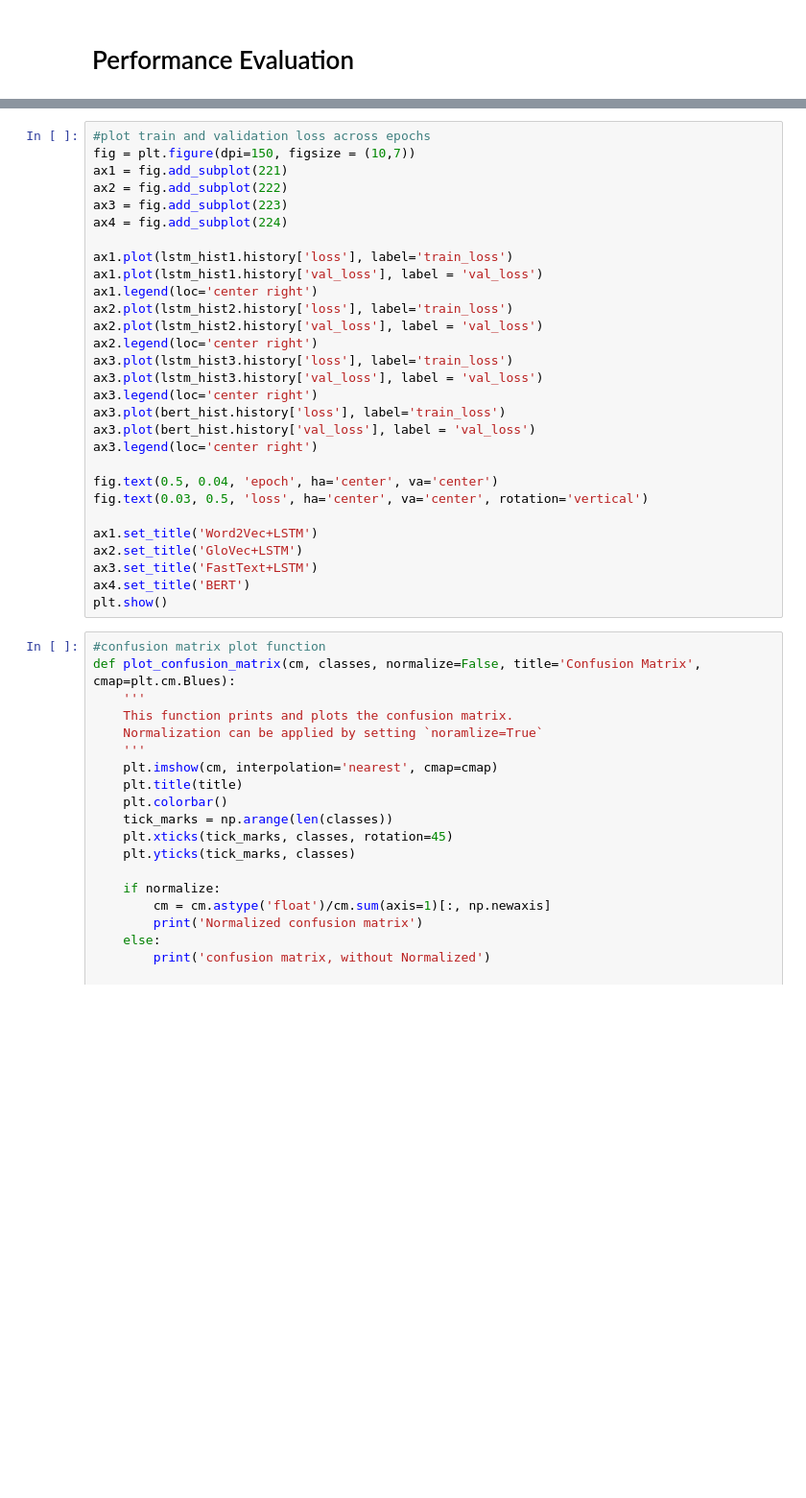
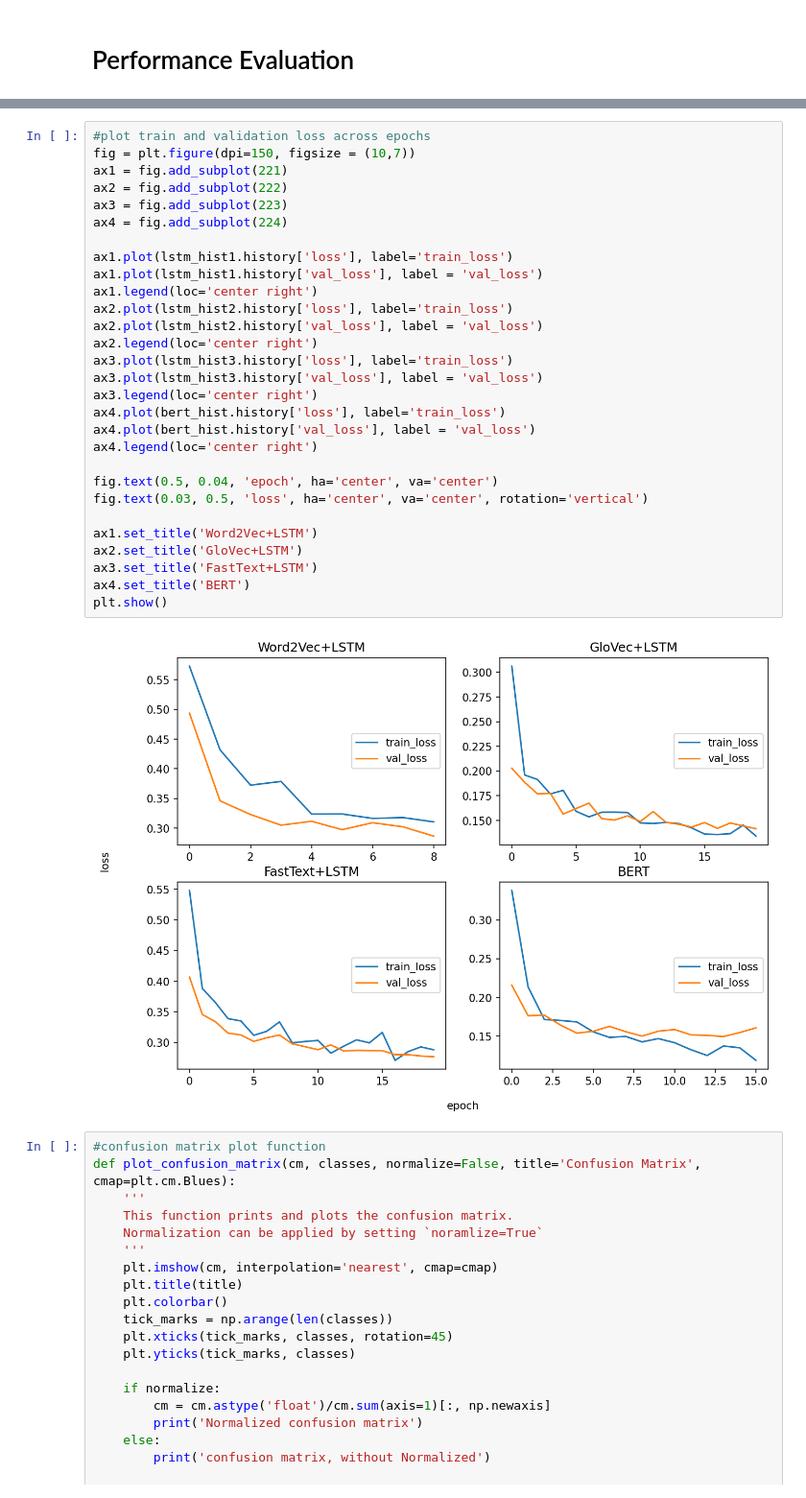
Before and after one commit to TOSKY94/AI-based-offensive-speech-detection-system, a Jupyter notebook: AI_based_Offensive_Text_Detector_v2.ipynb, the cells around one changed output, grey strips where cells are left out. Shown at 96% size. Drawn from its saved outputs; the diff is of its cells as text; blank space fills up the shorter version.

```diff
--- a/AI_based_Offensive_Text_Detector_v2.ipynb
+++ b/AI_based_Offensive_Text_Detector_v2.ipynb
@@ -1025,32 +1171,34 @@ plt.show()
 # %%
 #plot train and validation loss across epochs
 fig = plt.figure(dpi=150, figsize = (10,7))
 ax1 = fig.add_subplot(221)
 ax2 = fig.add_subplot(222)
 ax3 = fig.add_subplot(223)
 ax4 = fig.add_subplot(224)
 
 ax1.plot(lstm_hist1.history['loss'], label='train_loss')
 ax1.plot(lstm_hist1.history['val_loss'], label = 'val_loss')
 ax1.legend(loc='center right')
 ax2.plot(lstm_hist2.history['loss'], label='train_loss')
 ax2.plot(lstm_hist2.history['val_loss'], label = 'val_loss')
 ax2.legend(loc='center right')
 ax3.plot(lstm_hist3.history['loss'], label='train_loss')
 ax3.plot(lstm_hist3.history['val_loss'], label = 'val_loss')
 ax3.legend(loc='center right')
-ax3.plot(bert_hist.history['loss'], label='train_loss')
-ax3.plot(bert_hist.history['val_loss'], label = 'val_loss')
-ax3.legend(loc='center right')
+ax4.plot(bert_hist.history['loss'], label='train_loss')
+ax4.plot(bert_hist.history['val_loss'], label = 'val_loss')
+ax4.legend(loc='center right')
 
 fig.text(0.5, 0.04, 'epoch', ha='center', va='center')
 fig.text(0.03, 0.5, 'loss', ha='center', va='center', rotation='vertical')
 
 ax1.set_title('Word2Vec+LSTM')
 ax2.set_title('GloVec+LSTM')
 ax3.set_title('FastText+LSTM')
 ax4.set_title('BERT')
 plt.show()
+# %% [output]
+[figure, added]
 # %%
 #confusion matrix plot function
 def plot_confusion_matrix(cm, classes, normalize=False, title='Confusion Matrix', cmap=plt.cm.Blues):
```
Also changed, not shown: parts of 26 cells of this notebook.
